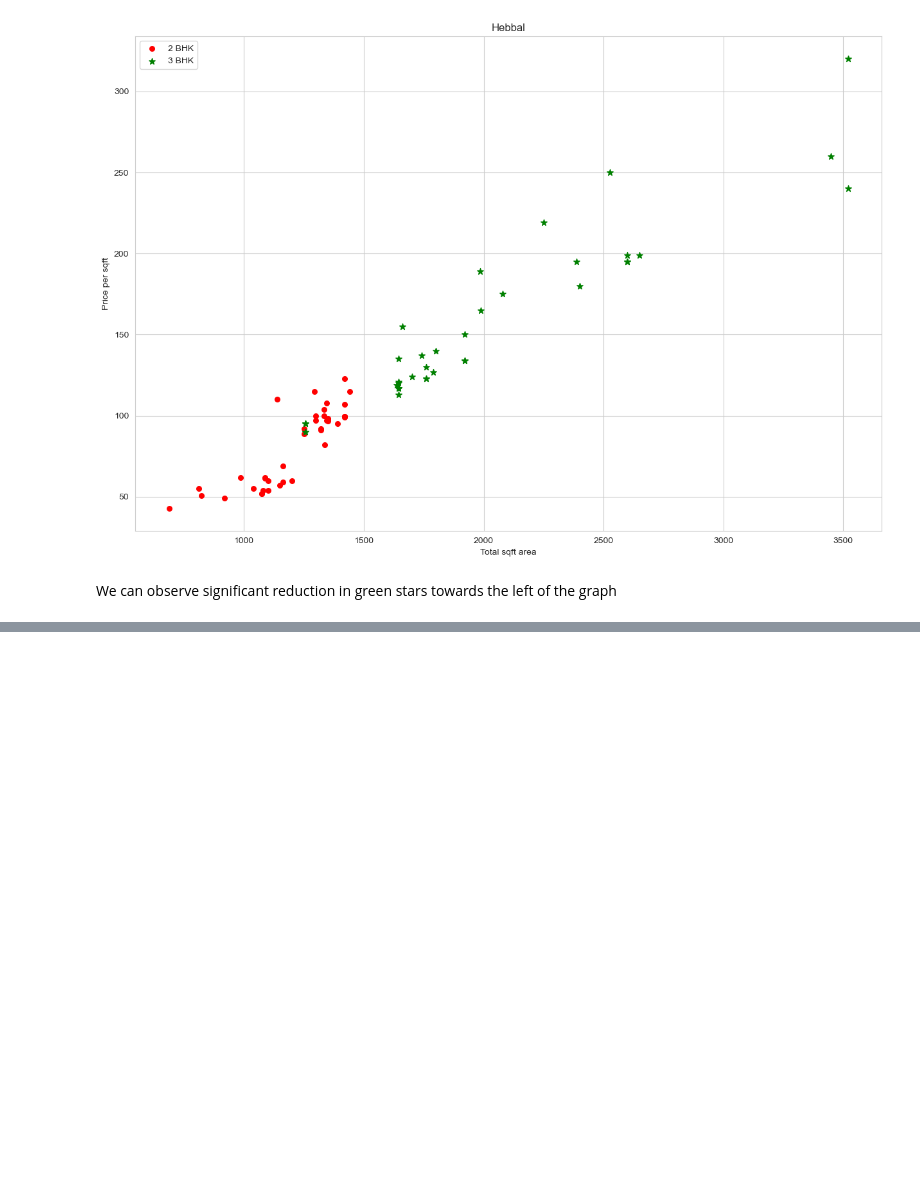
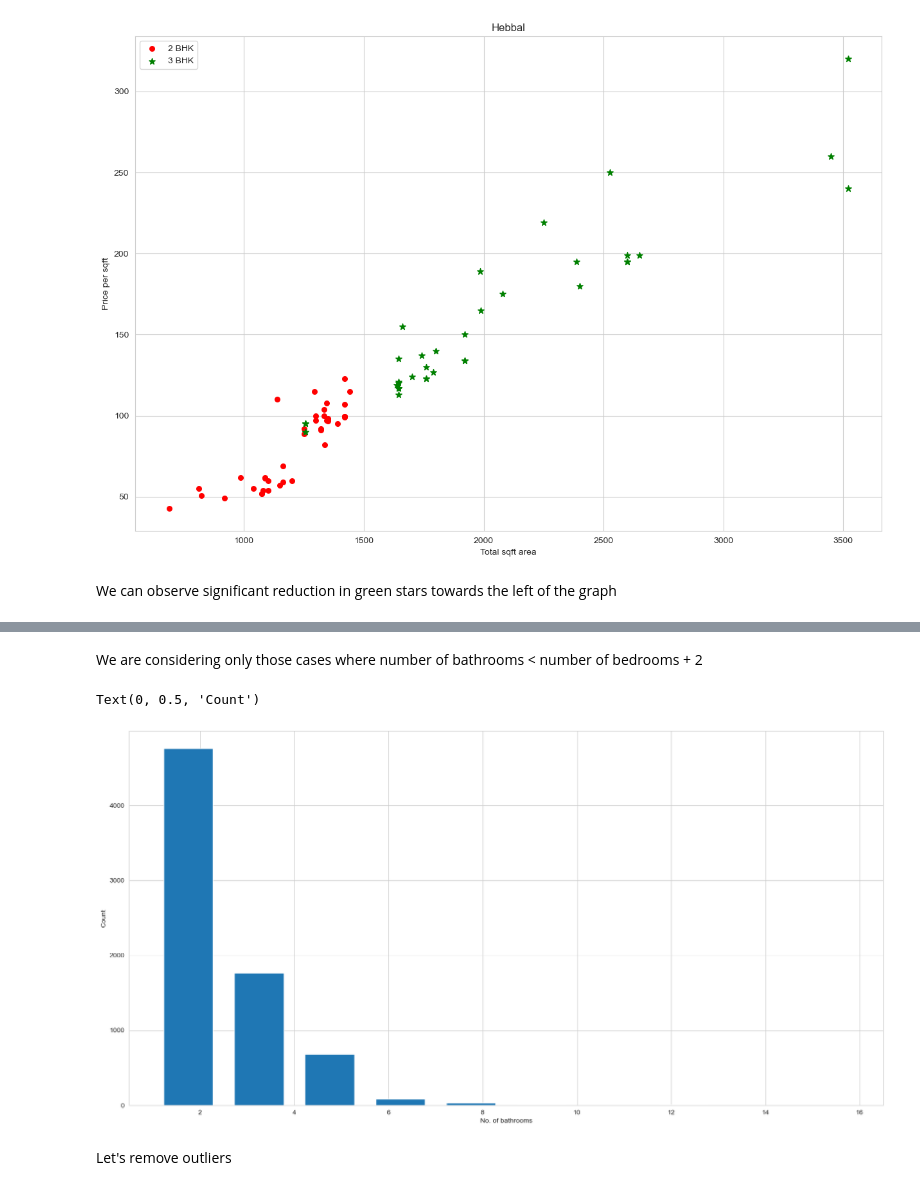
Before and after one commit to himani2853/real_estate_price_prediction, a Jupyter notebook: real_estate.ipynb, the cells around one changed output, grey strips where cells are left out. Saved outputs shown, nothing was run; the diff lists cells and outputs as text; code cells hidden in the pictures; blank space fills up the shorter version.

```diff
--- a/real_estate.ipynb
+++ b/real_estate.ipynb
@@ -770,0 +792,11 @@ We can observe significant reduction in green stars towards the left of the grap
+# %% [markdown]
+We are considering only those cases where number of bathrooms < number of bedrooms + 2
+# %%
+plt.hist(df_12.bath, rwidth=0.7)
+plt.xlabel("No. of bathrooms")
+plt.ylabel("Count")
+# %% [output]
+Text(0, 0.5, 'Count')
+[figure, added]
+# %% [markdown]
+Let's remove outliers
```
Also changed, not shown: parts of 12 cells of this notebook.
